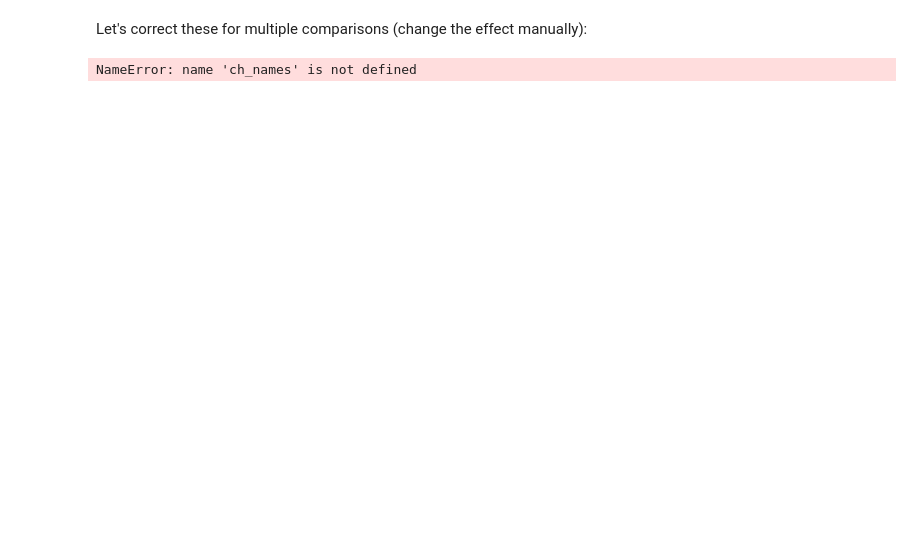
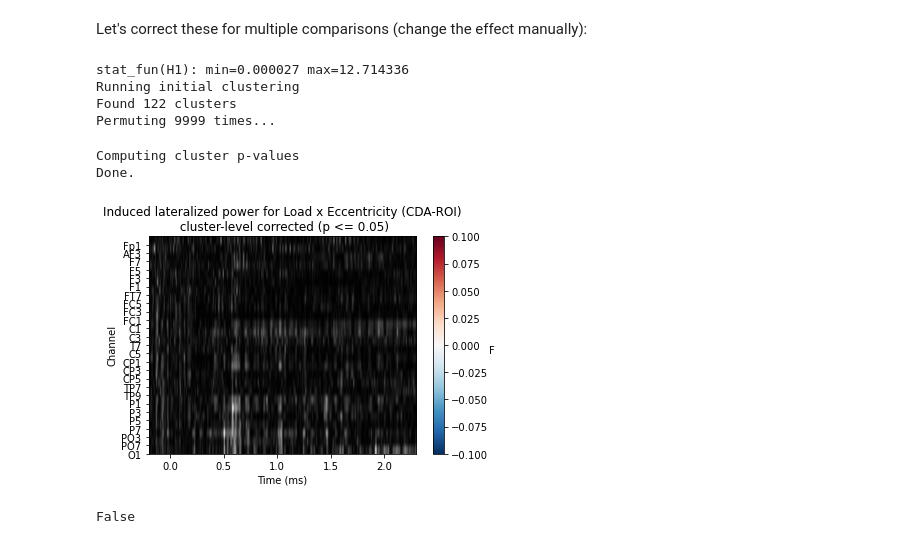
Before and after one commit to eioe/vMemEcc-Analyses, a Jupyter notebook: Analyses_Py/Pipeline_clean/03.0_calculate_ERPs.ipynb, the cells around one changed output. Cells and saved outputs as stored; diff of their text form; code cells hidden in the pictures; blank space fills up the shorter version.

Commit message:
add post hoc cbp test

```diff
--- a/Analyses_Py/Pipeline_clean/03.0_calculate_ERPs.ipynb
+++ b/Analyses_Py/Pipeline_clean/03.0_calculate_ERPs.ipynb
@@ -897,7 +906,7 @@ Let's correct these for multiple comparisons (change the effect manually):
 # Use CBP test to correct for multiple-comparisons correction:
 
 # We need to do this separately for each effect:
-effects='A'
+effects='A:B'
 
 effects_dict = {'A': 'Load',
                 'B': 'Eccentricity',
@@ -913,37 +922,49 @@ def stat_fun(*args):
 pthresh = 0.05  # set threshold rather high to save some time
 f_thresh = f_threshold_mway_rm(len(sub_list), factor_levels, effects,
                                pthresh)
 tail = 1  # f-test, so tail > 0
-n_permutations = 1000  # Save some time (the test won't be too sensitive ...)
+n_permutations = 10000  # Save some time (the test won't be too sensitive ...)
 T_obs, clusters, cluster_p_values, h0 = mne.stats.permutation_cluster_test(
-    subtfr_mway_data, stat_fun=stat_fun, threshold=f_thresh, tail=tail, n_jobs=-2,
+    subtfr_mway_data, stat_fun=stat_fun,
+    threshold=f_thresh,
+    tail=tail,
+    n_jobs=-2,
     n_permutations=n_permutations,
     adjacency=adj_overall,
-    buffer_size=None, out_type='mask')
+    buffer_size=None,
+    out_type='mask')
 
 
 # Plot it:
 T_obs_plot = np.ones_like(T_obs) *np.nan
 for c, p in zip(clusters, cluster_p_values):
     if p < .05:
         T_obs_plot[c] = T_obs[c]
 
 f = plt.figure()
 for f_image, cmap in zip([T_obs, T_obs_plot], [plt.cm.gray, 'RdBu_r']):
     plt.imshow(f_image.reshape(n_chans, n_times), cmap=cmap, extent=[times[0], times[-1],
                0, len(ch_names)], aspect='auto',
                origin='lower')
 cb = plt.colorbar()
 cb.set_label(label='F', rotation=0)
 f.axes[0].set_yticks(range(len(ch_names)))
 f.axes[0].set_yticklabels(ch_names)
 plt.xlabel('Time (ms)')
 plt.ylabel('Channel')
 plt.title(f"Induced lateralized power for {effects_dict[effects]} (%s)\n"
           " cluster-level corrected (p <= 0.05)" % 'CDA-ROI')
 
 plt.show()
+# %% [output]
+stat_fun(H1): min=0.000027 max=12.714336
+Running initial clustering
+Found 122 clusters
+Permuting 9999 times...
+Computing cluster p-values
+Done.
+[figure, added]
-# %%
-ch_names
-# %% [output]
-NameError: name 'ch_names' is not defined
+# %%
+np.any(cluster_p_values < 0.05)
+# %% [output]
+False
```
Also changed, not shown: parts of 11 cells of this notebook.
